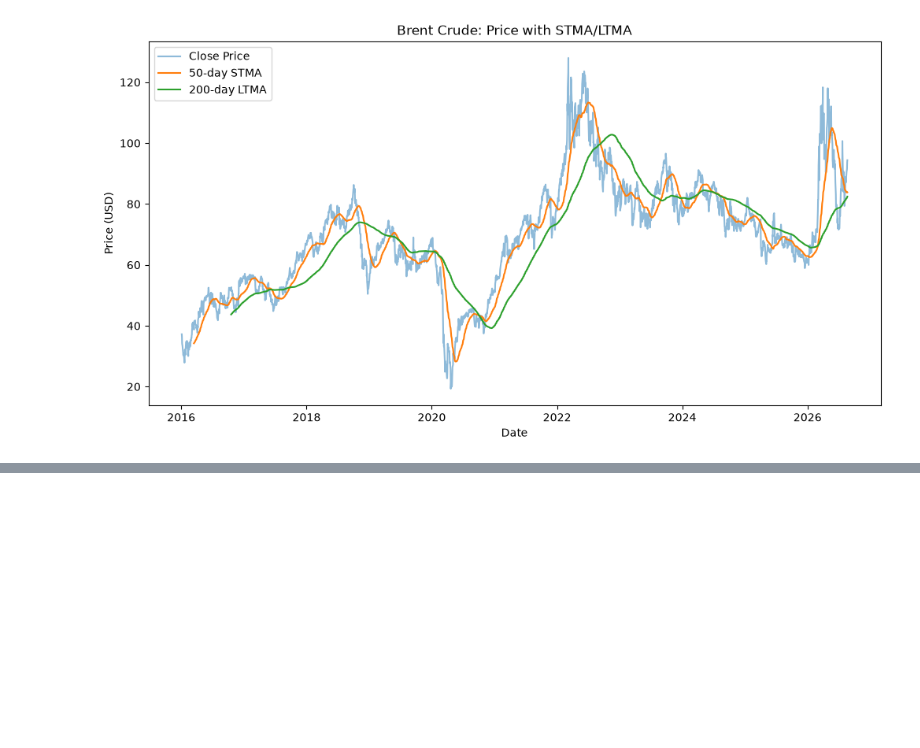
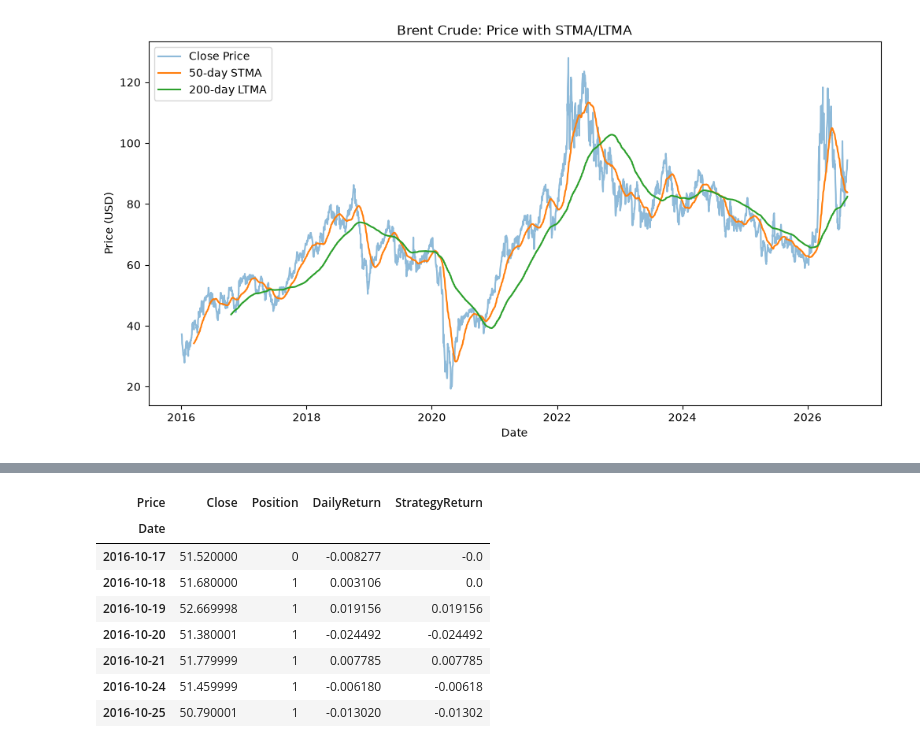
Before and after one commit to myuran-t/brent-crude-regime-model, a Jupyter notebook: brent_regime_model.ipynb, the cells around one changed output, grey strips where cells are left out. Cells and saved outputs as stored; diff of their text form; code cells hidden in the pictures; blank space fills up the shorter version.

```diff
--- a/brent_regime_model.ipynb
+++ b/brent_regime_model.ipynb
@@ -102,0 +142,15 @@ brent[brent['BuySignal'] | brent['SellSignal']] # show buy/sell signals only
+# %%
+brent['DailyReturn'] = brent['Close'].pct_change()
+brent['StrategyReturn'] = brent['DailyReturn'] * brent['Position'].shift(1)
+
+brent[['Close', 'Position', 'DailyReturn', 'StrategyReturn']].loc['2016-10-15':'2016-10-25']
+# %% [output]
+| Price | Close | Position | DailyReturn | StrategyReturn |
+| Date |  |  |  |  |
+| 2016-10-17 | 51.520000 | 0 | -0.008277 | -0.0 |
+| 2016-10-18 | 51.680000 | 1 | 0.003106 | 0.0 |
+| 2016-10-19 | 52.669998 | 1 | 0.019156 | 0.019156 |
+| 2016-10-20 | 51.380001 | 1 | -0.024492 | -0.024492 |
+| 2016-10-21 | 51.779999 | 1 | 0.007785 | 0.007785 |
+| 2016-10-24 | 51.459999 | 1 | -0.006180 | -0.00618 |
+| 2016-10-25 | 50.790001 | 1 | -0.013020 | -0.01302 |
```
Also changed, not shown: parts of 4 cells of this notebook.
